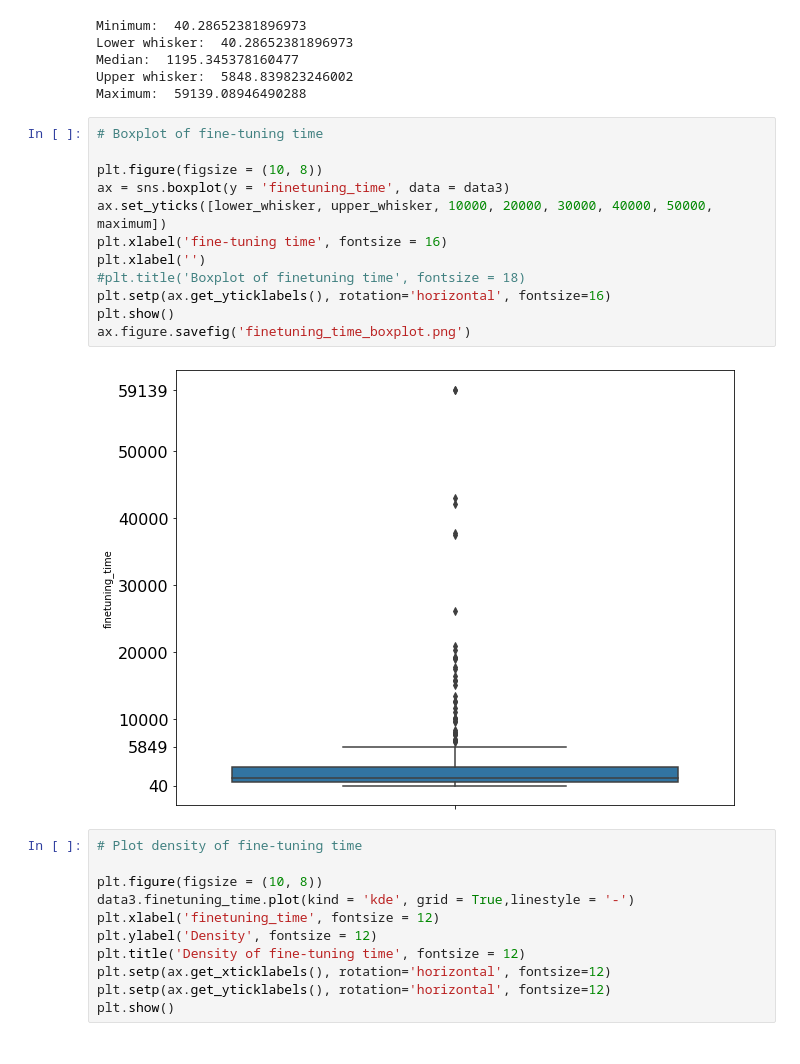
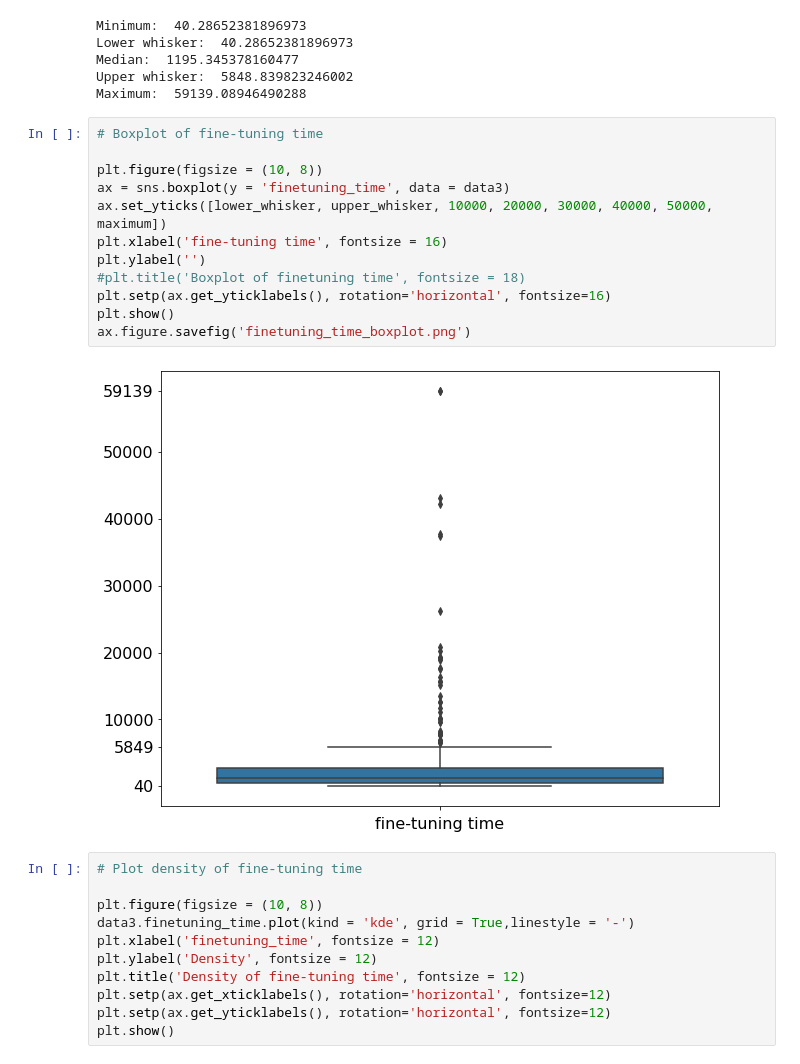
Before and after one commit to annakorotkova/Exploration-of-fine-tuning-and-inferencetime-of-large-pre-trained-languagemodels-in-NLP, a Jupyter notebook: Analysis finetuning time.ipynb, the cells around one changed output. Cells and saved outputs as stored; diff of their text form.

```diff
--- a/Analysis finetuning time.ipynb
+++ b/Analysis finetuning time.ipynb
@@ -253,17 +277,17 @@ Maximum:  59139.08946490288
 # %%
 # Boxplot of fine-tuning time
 
 plt.figure(figsize = (10, 8))
 ax = sns.boxplot(y = 'finetuning_time', data = data3)
 ax.set_yticks([lower_whisker, upper_whisker, 10000, 20000, 30000, 40000, 50000, maximum])
 plt.xlabel('fine-tuning time', fontsize = 16)
-plt.xlabel('')
+plt.ylabel('')
 #plt.title('Boxplot of finetuning time', fontsize = 18)
 plt.setp(ax.get_yticklabels(), rotation='horizontal', fontsize=16)
 plt.show()
 ax.figure.savefig('finetuning_time_boxplot.png')
 # %% [output]
-[figure, old version]
+[figure, new version]
 # %%
 # Plot density of fine-tuning time
 
```
Also changed, not shown: parts of 3 cells of this notebook, 1 other file.
